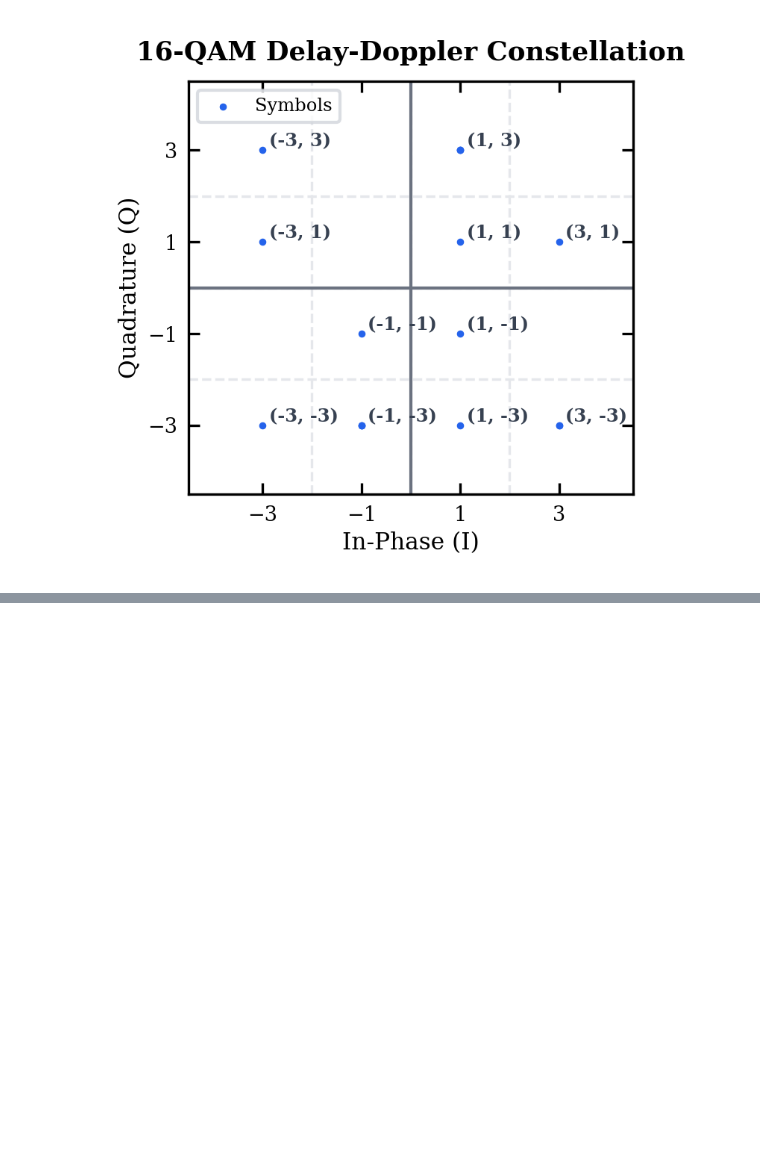
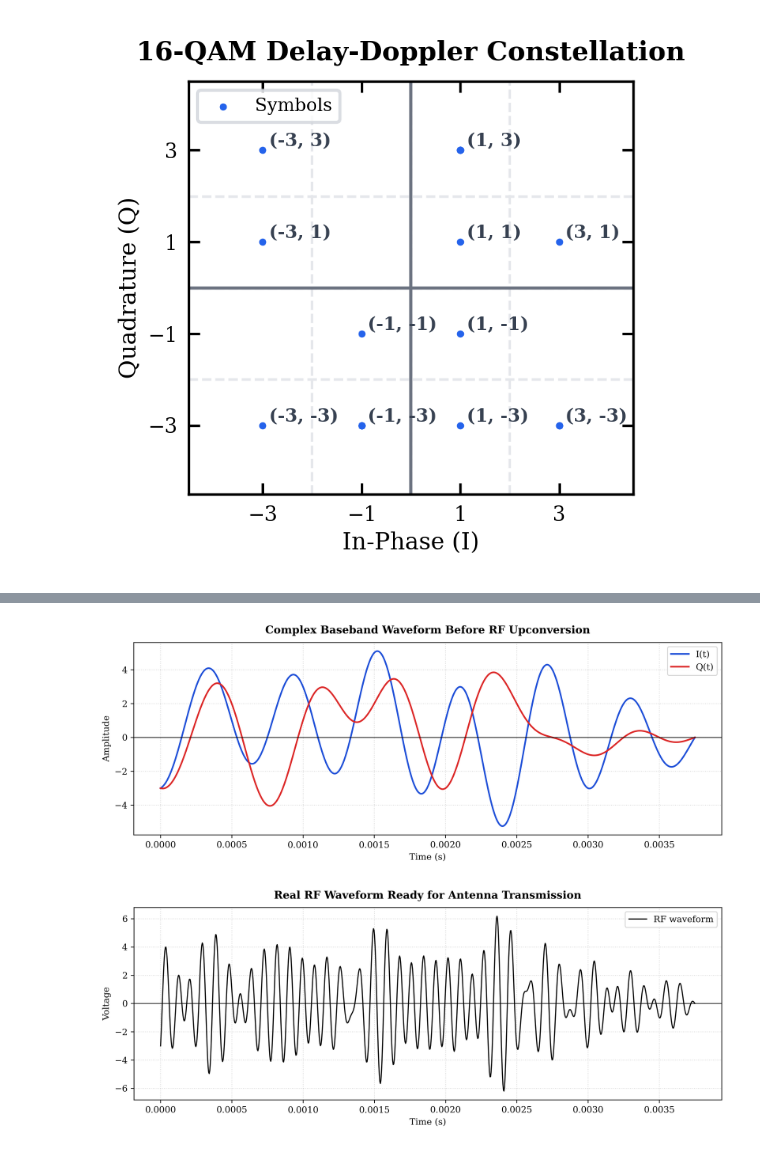
Before and after one commit to AshwinPrasanthHariharan/CCU_INTERSHIP, a Jupyter notebook: scripts/python/Tx understanding.ipynb, the cells around one changed output, grey strips where cells are left out. Cells and saved outputs as stored; diff of their text form; code cells hidden in the pictures; blank space fills up the shorter version.

```diff
--- a/scripts/python/Tx understanding.ipynb
+++ b/scripts/python/Tx understanding.ipynb
@@ -294,0 +142,30 @@ $\mathbf{D} = \begin{bmatrix} -1-3j & -1-3j & -1-3j & -3+3j \\
+# %%
+import matplotlib.pyplot as plt
+
+plt.figure(figsize=(10, 4), dpi=300)
+plt.plot(t_seconds, i_analog_wave, color='#1d4ed8', linewidth=1.8, label='I(t)')
+plt.plot(t_seconds, q_analog_wave, color='#dc2626', linewidth=1.8, label='Q(t)')
+plt.title('Complex Baseband Waveform Before RF Upconversion', fontweight='bold', pad=10)
+plt.xlabel('Time (s)', fontsize=10)
+plt.ylabel('Amplitude', fontsize=10)
+plt.axhline(0, color='black', linewidth=0.8)
+plt.legend(loc='upper right')
+plt.grid(True, linestyle=':', alpha=0.5)
+
+plt.tight_layout()
+plt.show()
+
+plt.figure(figsize=(10, 4), dpi=300)
+plt.plot(t_seconds, rf_tx_signal, color='black', linewidth=1.2, label='RF waveform')
+plt.title('Real RF Waveform Ready for Antenna Transmission', fontweight='bold', pad=10)
+plt.xlabel('Time (s)', fontsize=10)
+plt.ylabel('Voltage', fontsize=10)
+plt.axhline(0, color='black', linewidth=0.8)
+plt.legend(loc='upper right')
+plt.grid(True, linestyle=':', alpha=0.5)
+
+plt.tight_layout()
+plt.show()
+# %% [output]
+[figure, added]
+[figure, added]
```
Also changed, not shown: parts of 7 cells of this notebook, 6 other files.
